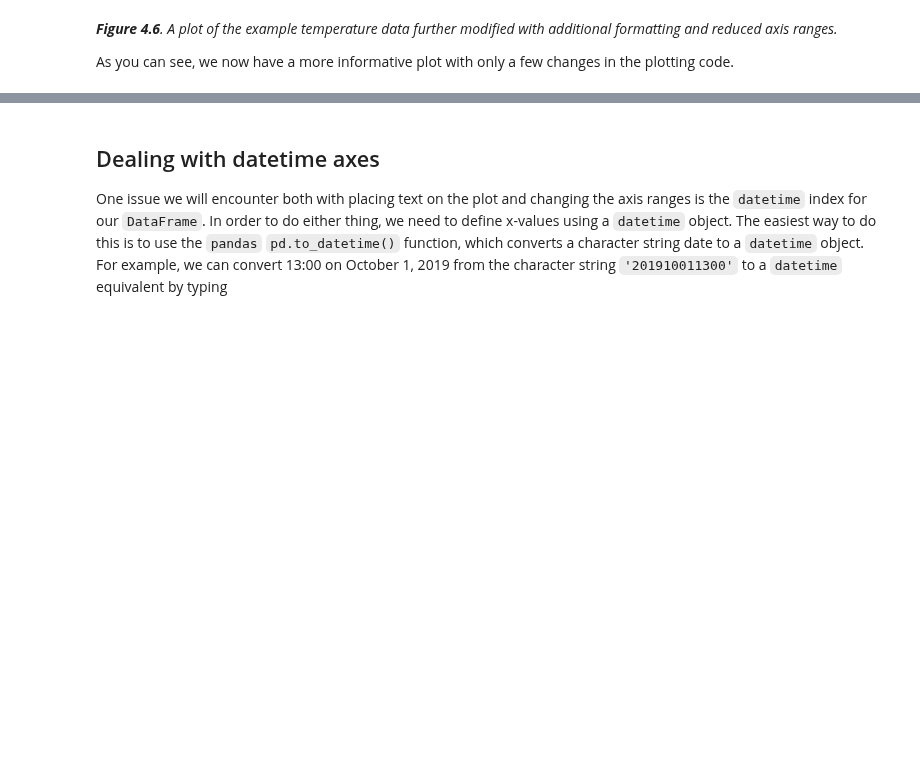
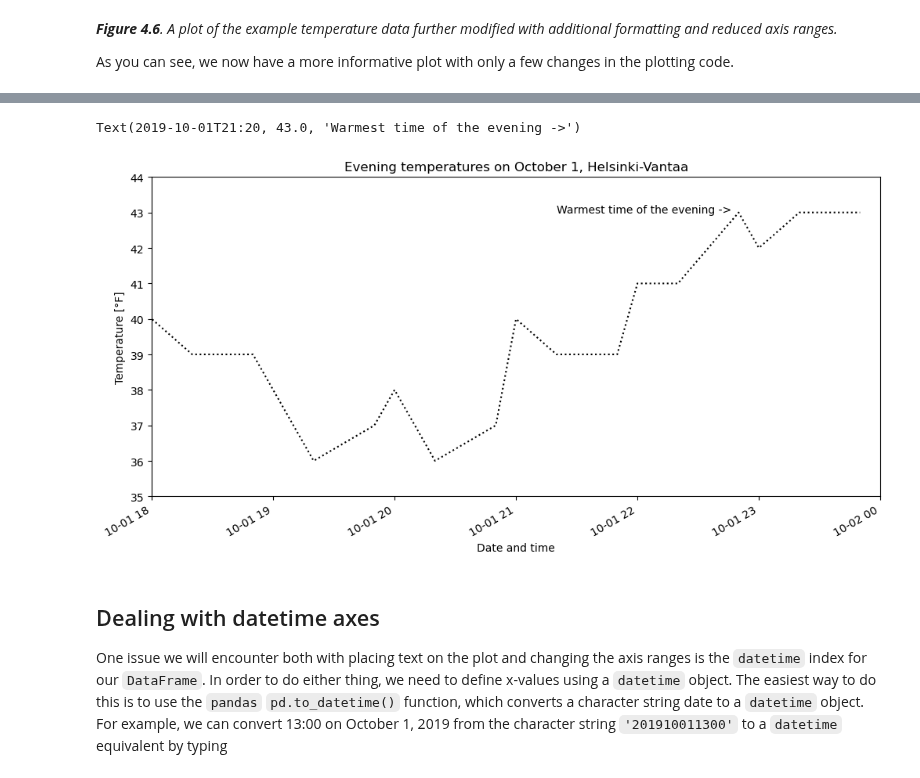
Before and after one commit to heattard/geo-python-student-notebooks, a Jupyter notebook: L7/basic-plotting-filled.ipynb, the cells around one changed output, grey strips where cells are left out. Cells and saved outputs as stored; diff of their text form; code cells hidden in the pictures; blank space fills up the shorter version.

```diff
--- a/L7/basic-plotting-filled.ipynb
+++ b/L7/basic-plotting-filled.ipynb
@@ -191,3 +213,27 @@ As you can see, we now have a more informative plot with only a few changes in t
+# %%
+# Solution
+# Define start, end, and cold times
+start_time = np.datetime64("2019-10-01T18:00")
+end_time = np.datetime64("2019-10-02T00:00")
+warm_time = np.datetime64("2019-10-01T21:20")
+
+# Create the plot, including the axis limits
+
+ax = oct1_temps.plot(
+    style="k:",
+    title="Evening temperatures on October 1, Helsinki-Vantaa",
+    xlabel="Date and time",
+    ylabel="Temperature [°F]",
+    figsize=(12, 6),
+    xlim=[start_time, end_time],
+    ylim=[35.0, 44.0],
+)
+
+# Display text on plot
+ax.text(warm_time, 43.0, "Warmest time of the evening ->")
+# %% [output]
+Text(2019-10-01T21:20, 43.0, 'Warmest time of the evening ->')
+[figure, added]
 # %% [markdown]
 ## Dealing with datetime axes
 
```
Also changed, not shown: parts of 3 cells of this notebook.
